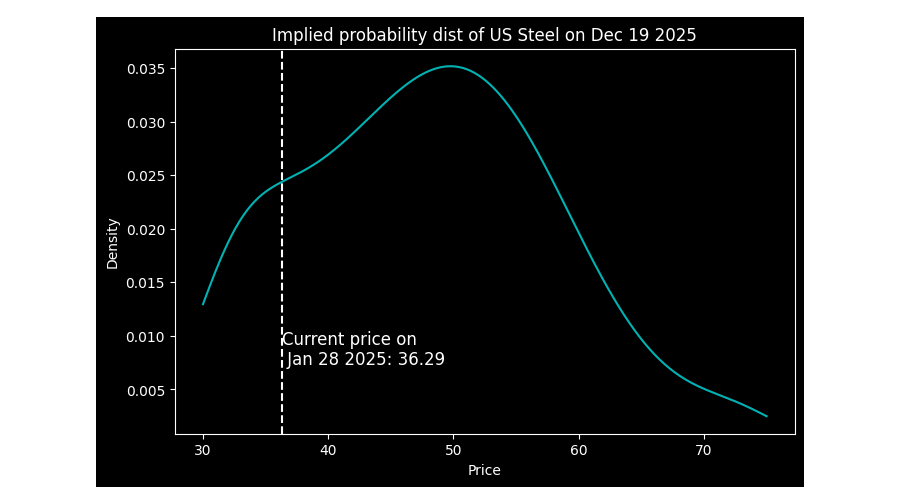
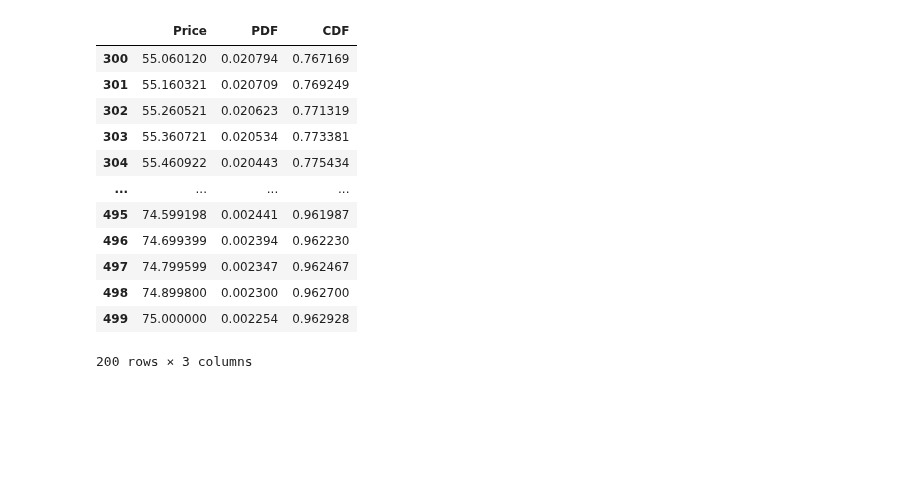
Before and after one commit to tyrneh/options-implied-probability, a Jupyter notebook: example.ipynb, the cells around one changed output. Cells and saved outputs as stored; diff of their text form; code cells hidden in the pictures; blank space fills up the shorter version.

```diff
--- a/example.ipynb
+++ b/example.ipynb
@@ -47,10 +92,9 @@ plt.show()
 # %%
-# --- Example 2 - SPY --- #
-
-input_csv_path = "data/spy_date20250128_strike20250228_price60444.csv"
-current_price = 604.44
-current_date = "2025-01-28"
-strike_date = "2025-02-28"
+# --- Example 3 - US Steel --- #
+input_csv_path = "data/ussteel_date20250303_strike20251219_price3939.csv"
+current_price = 39.39
+current_date = "2025-03-03"
+strike_date = "2025-12-19"
 # Convert the strings to datetime objects
 current_date_dt = datetime.strptime(current_date, "%Y-%m-%d")
 strike_date_dt = datetime.strptime(strike_date, "%Y-%m-%d")
@@ -96,27 +132,16 @@ days_difference = (strike_date_dt - current_date_dt).days
-# %%
-ussteel_pdf = op.run(
-    input_data=input_csv_path,
-    current_price=float(current_price),
-    days_forward=int(days_difference),
-    risk_free_rate=0.03,
-    fit_kernel_pdf=True,
-    solver_method="newton"
-)
-# %%
-# Plot probability density function
-plt.figure(figsize=(8, 5))
-plt.plot(ussteel_pdf.Price, ussteel_pdf.PDF, label="Implied PDF", color="cyan", alpha=0.7)
-# Add a vertical line at x = 121.44
-plt.axvline(x=current_price, color="white", linestyle="--")
-# Add annotation for clarity
-plt.text(current_price, max(ussteel_pdf.PDF) * 0.3, "Current price on\n Jan 28 2025: "+str(current_price),
-         color="white", fontsize=12, ha="left", va="top")
-# Labels and title
-plt.xlabel("Price")
-plt.ylabel("Density")
-# plt.legend()
-plt.title("Implied probability dist of US Steel on Dec 19 2025")
-# Show the plot
-plt.show()
-# %% [output]
-[figure, removed]
+# %%
+ussteel_pdf[ussteel_pdf['Price'] > 55]
+# %% [output]
+|  | Price | PDF | CDF |
+| 300 | 55.060120 | 0.020794 | 0.767169 |
+| 301 | 55.160321 | 0.020709 | 0.769249 |
+| 302 | 55.260521 | 0.020623 | 0.771319 |
+| 303 | 55.360721 | 0.020534 | 0.773381 |
+| 304 | 55.460922 | 0.020443 | 0.775434 |
+| ... | ... | ... | ... |
+| 495 | 74.599198 | 0.002441 | 0.961987 |
+| 496 | 74.699399 | 0.002394 | 0.962230 |
+| 497 | 74.799599 | 0.002347 | 0.962467 |
+| 498 | 74.899800 | 0.002300 | 0.962700 |
+| 499 | 75.000000 | 0.002254 | 0.962928 |
+200 rows × 3 columns
```
Also changed, not shown: parts of 10 cells of this notebook, 6 other files.
